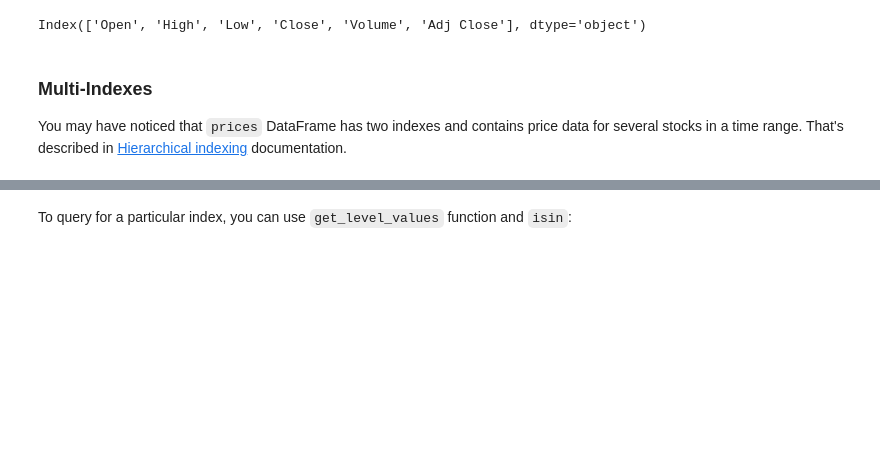
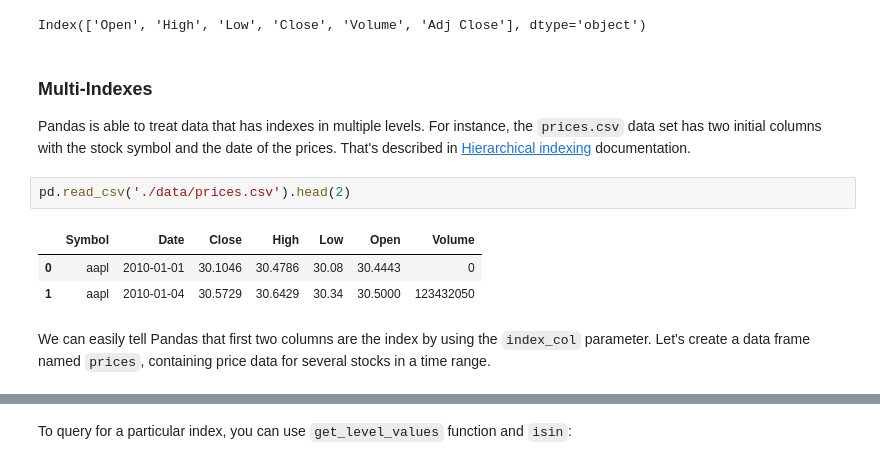
Before and after one commit to luisbelloch/pandas_notebooks, a Jupyter notebook: 01_getting_started.ipynb, the cells around one changed output, grey strips where cells are left out. Cells and saved outputs as stored; diff of their text form; blank space fills up the shorter version.

```diff
--- a/01_getting_started.ipynb
+++ b/01_getting_started.ipynb
@@ -122,7 +138,14 @@ data.columns
 # %% [output]
 Index(['Open', 'High', 'Low', 'Close', 'Volume', 'Adj Close'], dtype='object')
 # %% [markdown]
-
 ### Multi-Indexes
 
-You may have noticed that `prices` DataFrame has two indexes and contains price data for several stocks in a time range. That's described in [Hierarchical indexing](https://pandas.pydata.org/pandas-docs/stable/advanced.html#advanced-hierarchical) documentation.
+Pandas is able to treat data that has indexes in multiple levels. For instance, the `prices.csv` data set has two initial columns with the stock symbol and the date of the prices. That's described in [Hierarchical indexing](https://pandas.pydata.org/pandas-docs/stable/advanced.html#advanced-hierarchical) documentation.
+# %%
+pd.read_csv('./data/prices.csv').head(2)
+# %% [output]
+|  | Symbol | Date | Close | High | Low | Open | Volume |
+| 0 | aapl | 2010-01-01 | 30.1046 | 30.4786 | 30.08 | 30.4443 | 0 |
+| 1 | aapl | 2010-01-04 | 30.5729 | 30.6429 | 30.34 | 30.5000 | 123432050 |
+# %% [markdown]
+We can easily tell Pandas that first two columns are the index by using the `index_col` parameter. Let's create a data frame named `prices`, containing price data for several stocks in a time range.
```
Also changed, not shown: parts of 26 cells of this notebook, 5 other files.
